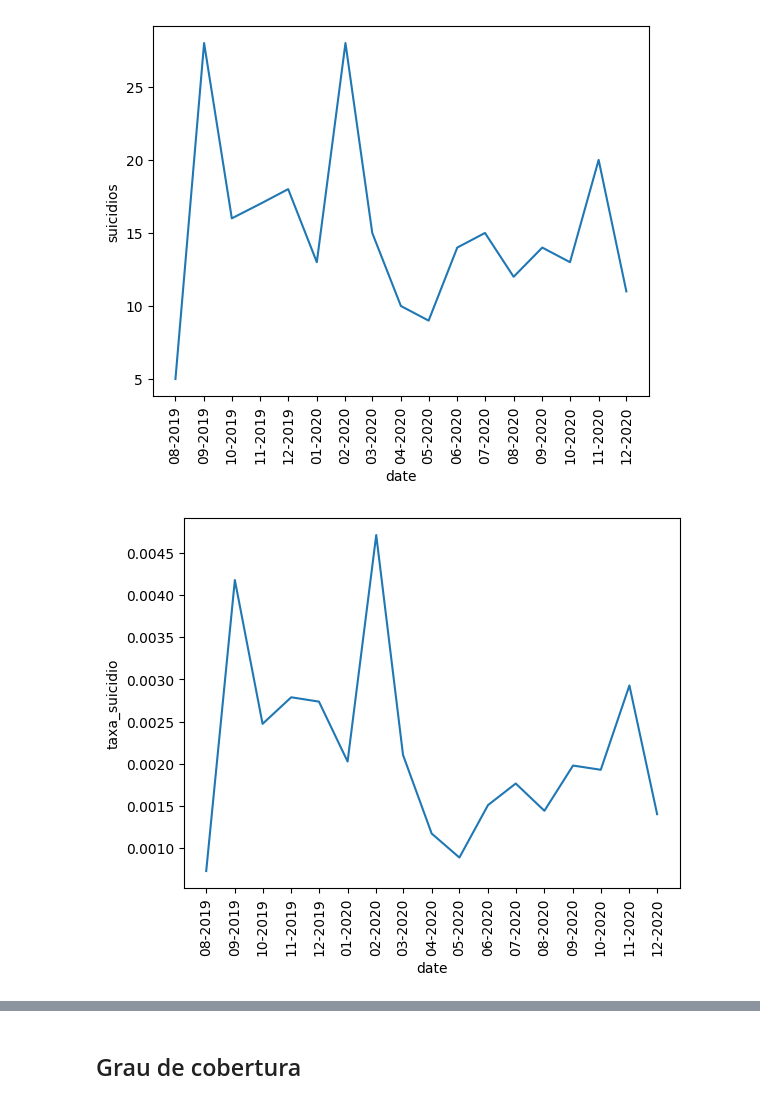
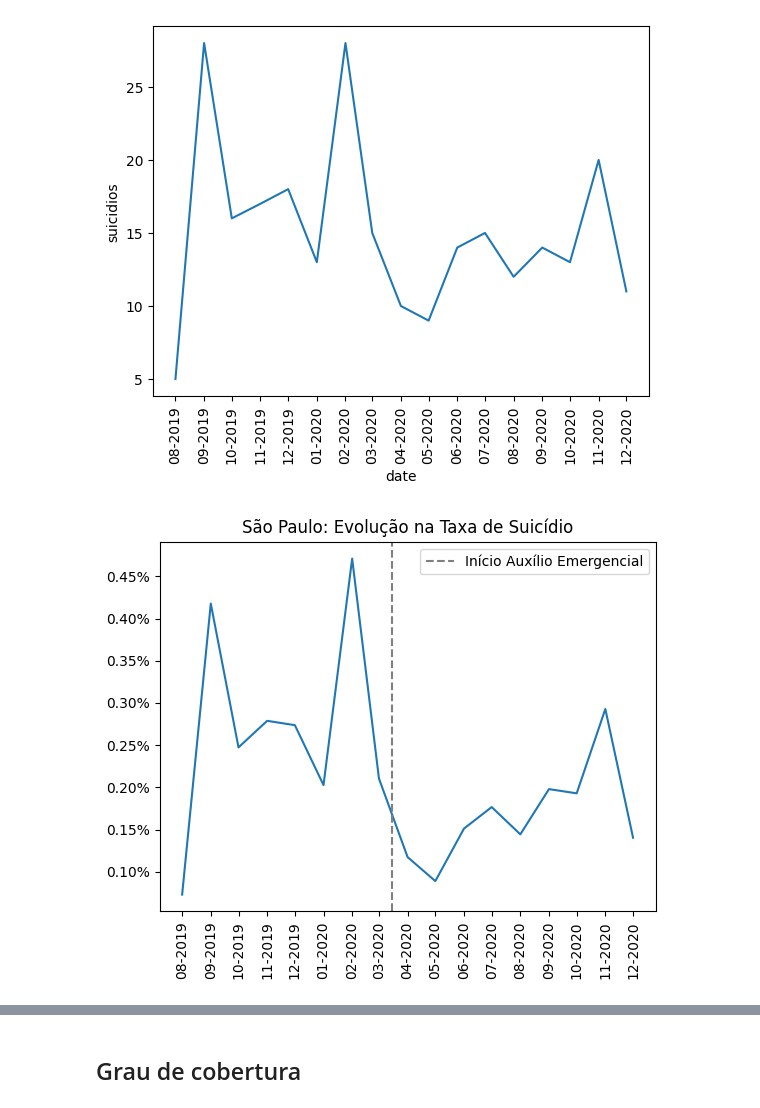
Before and after one commit to dlotter/monografia, a Jupyter notebook: exploratoria.ipynb, the cells around one changed output, grey strips where cells are left out. Cells and saved outputs as stored; diff of their text form; code cells hidden in the pictures.

Commit message:
Format and fix column problem

```diff
--- a/exploratoria.ipynb
+++ b/exploratoria.ipynb
@@ -25,9 +27,13 @@ populacao = pd.read_csv('parsed_data/municipios/populacao.csv')
 # %%
 bolsa_familia = substituir_cod_municipio(bolsa_familia)
 # %%
-auxilio_emergencial = auxilio_emergencial[auxilio_emergencial['municipio_ibge'].notna()]
-auxilio_emergencial['municipio_ibge'] = auxilio_emergencial['municipio_ibge'].astype(int)
-suicidios['municipio_ibge'] = suicidios['municipio_ibge'].astype(int)
+auxilio_emergencial = auxilio_emergencial[
+    auxilio_emergencial["municipio_ibge"].notna()
+]
+auxilio_emergencial["municipio_ibge"] = auxilio_emergencial[
+    "municipio_ibge"
+].astype(int)
+suicidios["municipio_ibge"] = suicidios["municipio_ibge"].astype(int)
 # %%
 df_all = pd.merge(
     bolsa_familia,
@@ -64,7 +56,10 @@ def remove_last_digit(x):
     else:
         return int(str(x))
 
-df_all['municipio_ibge6'] = df_all['municipio_ibge'].apply(lambda x: remove_last_digit(x))
+
+df_all["municipio_ibge6"] = df_all["municipio_ibge"].apply(
+    lambda x: remove_last_digit(x)
+)
 # %%
 df_all = pd.merge(
     df_all, populacao, on=["municipio_ibge6", "year"], how="outer"
@@ -107,8 +103,14 @@ date_mask = (df_all['date'] >= "2019-08") & (df_all['date'] <= "2020-12")
 df_all = df_all[date_mask]
 # %%
-df_all['valor_bolsa_familia'] = df_all['valor_bolsa_familia'].fillna(0)
-df_all['valor_auxilio_emergencial'] = df_all['valor_auxilio_emergencial'].fillna(0)
-df_all['beneficiarios_bolsa_familia'] = df_all['beneficiarios_bolsa_familia'].fillna(0)
-df_all['beneficiarios_auxilio_emergencial'] = df_all['beneficiarios_auxilio_emergencial'].fillna(0)
+df_all["valor_bolsa_familia"] = df_all["valor_bolsa_familia"].fillna(0)
+df_all["valor_auxilio_emergencial"] = df_all[
+    "valor_auxilio_emergencial"
+].fillna(0)
+df_all["beneficiarios_bolsa_familia"] = df_all[
+    "beneficiarios_bolsa_familia"
+].fillna(0)
+df_all["beneficiarios_auxilio_emergencial"] = df_all[
+    "beneficiarios_auxilio_emergencial"
+].fillna(0)
 # %%
 # Dropando municipios sem dados de populacao (37 linhas)
@@ -145,5 +147,9 @@ df_all["valor_medio"] = df_all["valor_total"] / (
     + df_all["beneficiarios_bolsa_familia"]
 )
 # %%
-df_all['cobertura_ae'] = df_all['beneficiarios_auxilio_emergencial'] / df_all['populacao']
-df_all['cobertura_bf'] = df_all['beneficiarios_bolsa_familia'] / df_all['populacao']
+df_all["cobertura_ae"] = (
+    df_all["beneficiarios_auxilio_emergencial"] / df_all["populacao"]
+)
+df_all["cobertura_bf"] = (
+    df_all["beneficiarios_bolsa_familia"] / df_all["populacao"]
+)
@@ -168,12 +190,19 @@ plt.show()
 # %%
 data = df_all[df_all["municipio_ibge"] == 3550308]
 ax = sns.lineplot(data=data, x="date", y="taxa_suicidio")
 ax.set(xticks=data.date.values)
 ax.xaxis.set_major_formatter(dates.DateFormatter("%m-%Y"))
+ax.yaxis.set_major_formatter(lambda x, y: '{:,.2f}%'.format(x*100))
 plt.xticks(rotation=90)
+plt.yticks(np.arange(0.001, max(data['taxa_suicidio']), 0.0005))
+plt.ylabel('')
+plt.xlabel('')
+plt.axvline(datetime(2020, 3,15), linestyle='dashed', label='Início Auxílio Emergencial', color='grey')
+plt.title("São Paulo: Evolução na Taxa de Suicídio")
+plt.legend()
 plt.show()
 # %% [output]
-[figure, old version]
+[figure, new version]
 # %%
 df_202003 = df_all[df_all["date"] == "2020-03-01"]
 df_202004 = df_all[df_all["date"] == "2020-04-01"]
```
Also changed, not shown: parts of 21 cells of this notebook.
